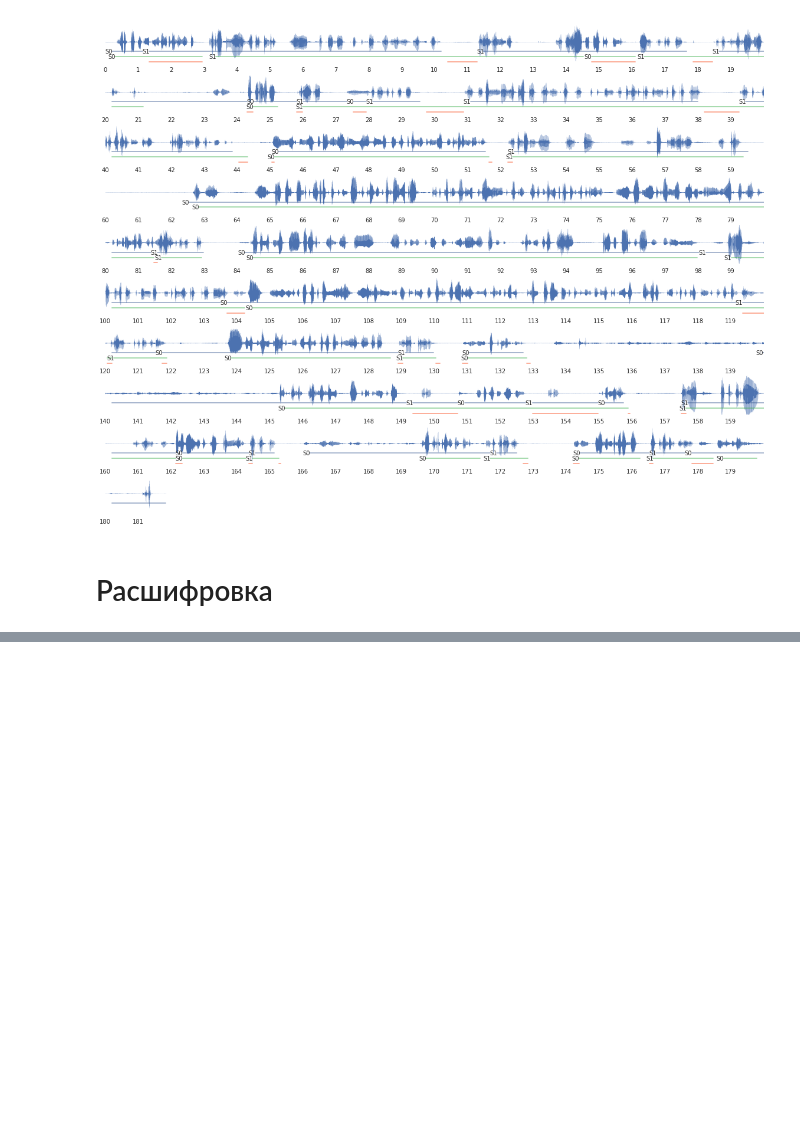
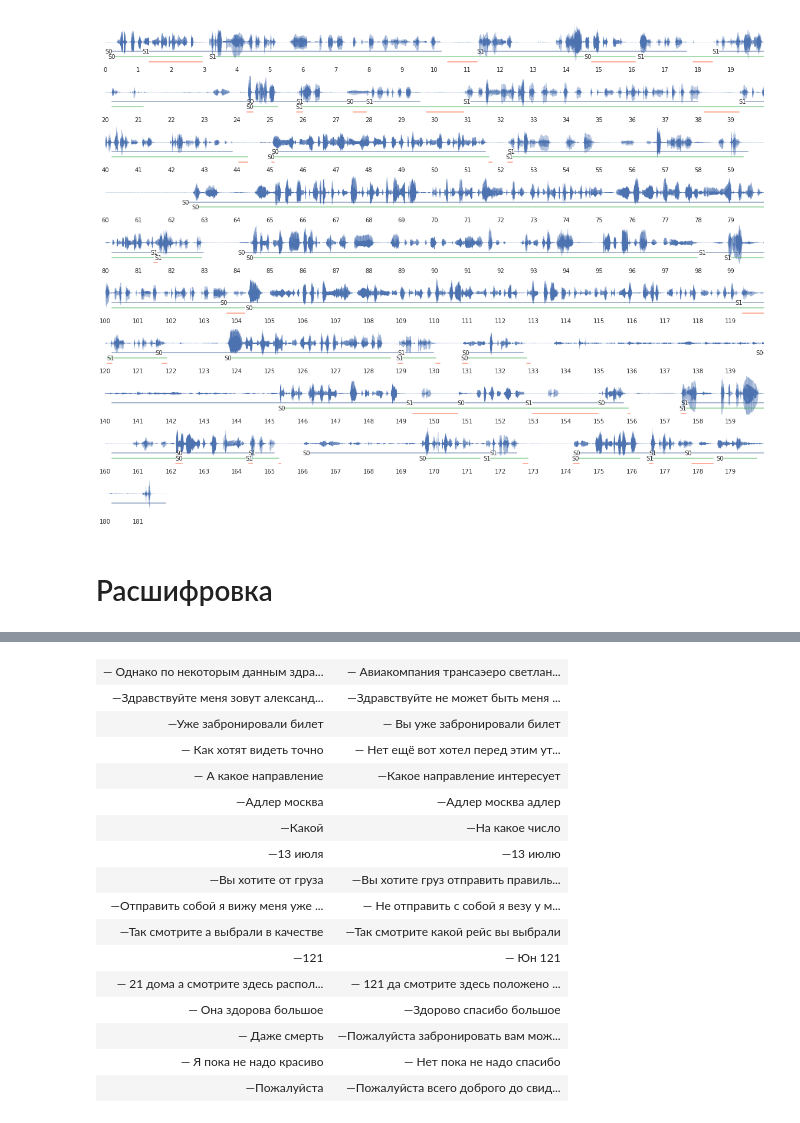
Before and after one commit to kuk/analyze-callcenter, a Jupyter notebook: notes.ipynb, the cells around one changed output, grey strips where cells are left out. Saved outputs shown, nothing was run; the diff lists cells and outputs as text; code cells hidden in the pictures; blank space fills up the shorter version.

```diff
--- a/notes.ipynb
+++ b/notes.ipynb
@@ -89,0 +154,21 @@ transcripts = load_transcripts()
+# %%
+name = 'transaero'
+show_transcripts(transcripts[name], etalons[name])
+# %% [output]
+| — Однако по некоторым данным здра... | — Авиакомпания трансаэеро светлан... |
+| —Здравствуйте меня зовут александ... | —Здравствуйте не может быть меня ... |
+| —Уже забронировали билет | — Вы уже забронировали билет |
+| — Как хотят видеть точно | — Нет ещё вот хотел перед этим ут... |
+| — А какое направление | —Какое направление интересует |
+| —Адлер москва | —Адлер москва адлер |
+| —Какой | —На какое число |
+| —13 июля | —13 июлю |
+| —Вы хотите от груза | —Вы хотите груз отправить правиль... |
+| —Отправить собой я вижу меня уже ... | — Не отправить с собой я везу у м... |
+| —Так смотрите а выбрали в качестве | —Так смотрите какой рейс вы выбрали |
+| —121 | — Юн 121 |
+| — 21 дома а смотрите здесь распол... | — 121 да смотрите здесь положено ... |
+| — Она здорова большое | —Здорово спасибо большое |
+| — Даже смерть | —Пожалуйста забронировать вам мож... |
+| — Я пока не надо красиво | — Нет пока не надо спасибо |
+| —Пожалуйста | —Пожалуйста всего доброго до свид... |
```
Also changed, not shown: parts of 9 cells of this notebook, 5 other files.
